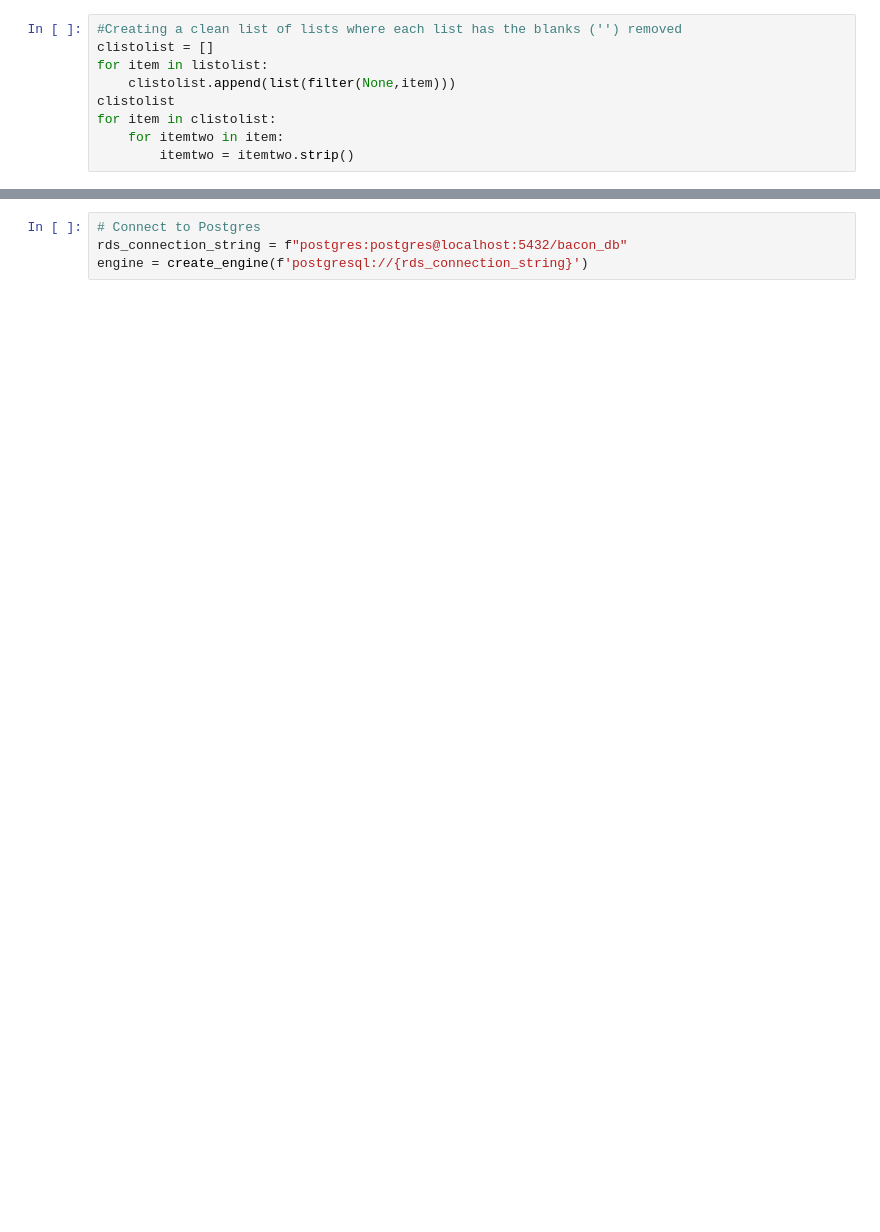
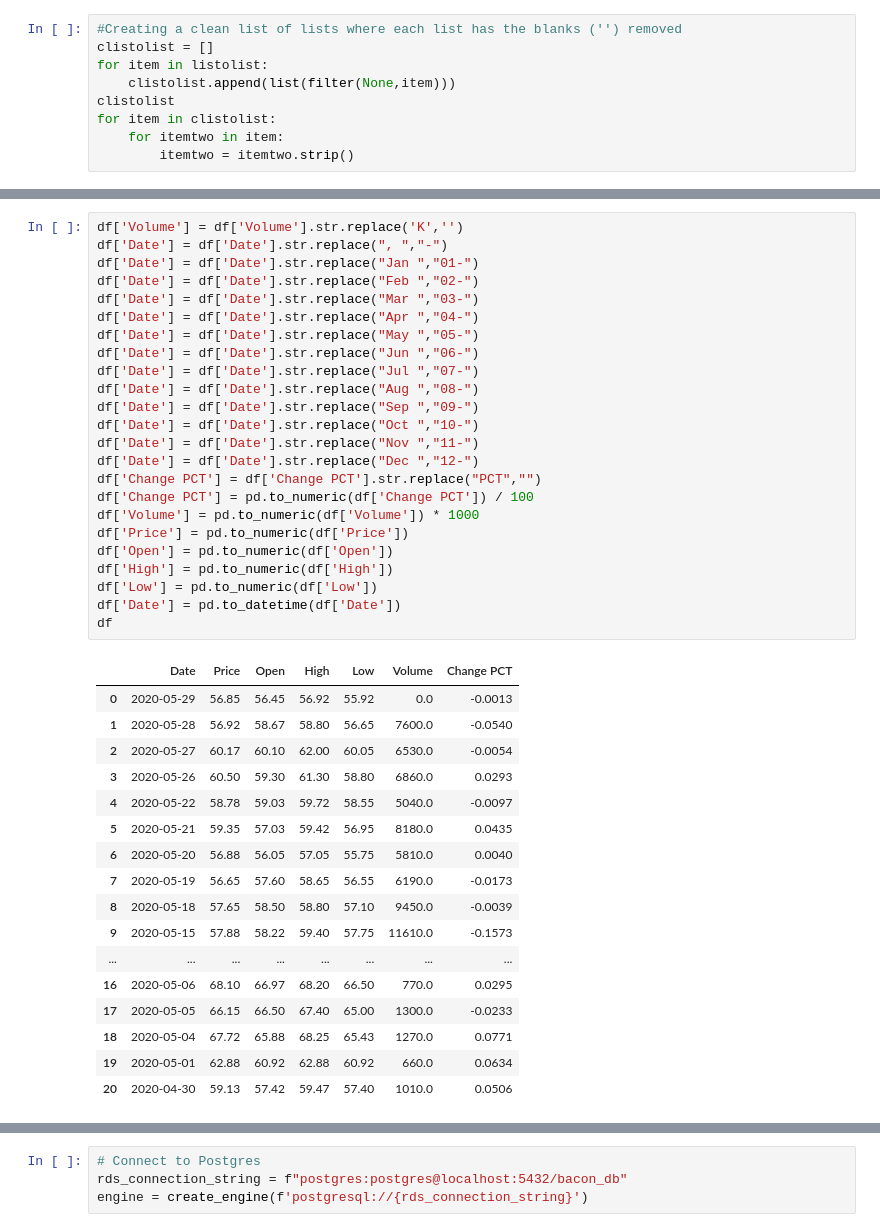
Before and after one commit to amitpatel02-atl/Beautiful-Bacon, a Jupyter notebook: Commodity Data Pull.ipynb, the cells around one changed output, grey strips where cells are left out. Saved outputs shown, nothing was run; the diff lists cells and outputs as text; blank space fills up the shorter version.

```diff
--- a/Commodity Data Pull.ipynb
+++ b/Commodity Data Pull.ipynb
@@ -157,0 +158,42 @@ df
+# %%
+df['Volume'] = df['Volume'].str.replace('K','')
+df['Date'] = df['Date'].str.replace(", ","-")
+df['Date'] = df['Date'].str.replace("Jan ","01-")
+df['Date'] = df['Date'].str.replace("Feb ","02-")
+df['Date'] = df['Date'].str.replace("Mar ","03-")
+df['Date'] = df['Date'].str.replace("Apr ","04-")
+df['Date'] = df['Date'].str.replace("May ","05-")
+df['Date'] = df['Date'].str.replace("Jun ","06-")
+df['Date'] = df['Date'].str.replace("Jul ","07-")
+df['Date'] = df['Date'].str.replace("Aug ","08-")
+df['Date'] = df['Date'].str.replace("Sep ","09-")
+df['Date'] = df['Date'].str.replace("Oct ","10-")
+df['Date'] = df['Date'].str.replace("Nov ","11-")
+df['Date'] = df['Date'].str.replace("Dec ","12-")
+df['Change PCT'] = df['Change PCT'].str.replace("PCT","")
+df['Change PCT'] = pd.to_numeric(df['Change PCT']) / 100
+df['Volume'] = pd.to_numeric(df['Volume']) * 1000
+df['Price'] = pd.to_numeric(df['Price'])
+df['Open'] = pd.to_numeric(df['Open'])
+df['High'] = pd.to_numeric(df['High'])
+df['Low'] = pd.to_numeric(df['Low'])
+df['Date'] = pd.to_datetime(df['Date'])
+df
+# %% [output]
+|  | Date | Price | Open | High | Low | Volume | Change PCT |
+| 0 | 2020-05-29 | 56.85 | 56.45 | 56.92 | 55.92 | 0.0 | -0.0013 |
+| 1 | 2020-05-28 | 56.92 | 58.67 | 58.80 | 56.65 | 7600.0 | -0.0540 |
+| 2 | 2020-05-27 | 60.17 | 60.10 | 62.00 | 60.05 | 6530.0 | -0.0054 |
+| 3 | 2020-05-26 | 60.50 | 59.30 | 61.30 | 58.80 | 6860.0 | 0.0293 |
+| 4 | 2020-05-22 | 58.78 | 59.03 | 59.72 | 58.55 | 5040.0 | -0.0097 |
+| 5 | 2020-05-21 | 59.35 | 57.03 | 59.42 | 56.95 | 8180.0 | 0.0435 |
+| 6 | 2020-05-20 | 56.88 | 56.05 | 57.05 | 55.75 | 5810.0 | 0.0040 |
+| 7 | 2020-05-19 | 56.65 | 57.60 | 58.65 | 56.55 | 6190.0 | -0.0173 |
+| 8 | 2020-05-18 | 57.65 | 58.50 | 58.80 | 57.10 | 9450.0 | -0.0039 |
+| 9 | 2020-05-15 | 57.88 | 58.22 | 59.40 | 57.75 | 11610.0 | -0.1573 |
+| ... | ... | ... | ... | ... | ... | ... | ... |
+| 16 | 2020-05-06 | 68.10 | 66.97 | 68.20 | 66.50 | 770.0 | 0.0295 |
+| 17 | 2020-05-05 | 66.15 | 66.50 | 67.40 | 65.00 | 1300.0 | -0.0233 |
+| 18 | 2020-05-04 | 67.72 | 65.88 | 68.25 | 65.43 | 1270.0 | 0.0771 |
+| 19 | 2020-05-01 | 62.88 | 60.92 | 62.88 | 60.92 | 660.0 | 0.0634 |
+| 20 | 2020-04-30 | 59.13 | 57.42 | 59.47 | 57.40 | 1010.0 | 0.0506 |
```
Also changed, not shown: parts of 10 cells of this notebook, 1 other file.
